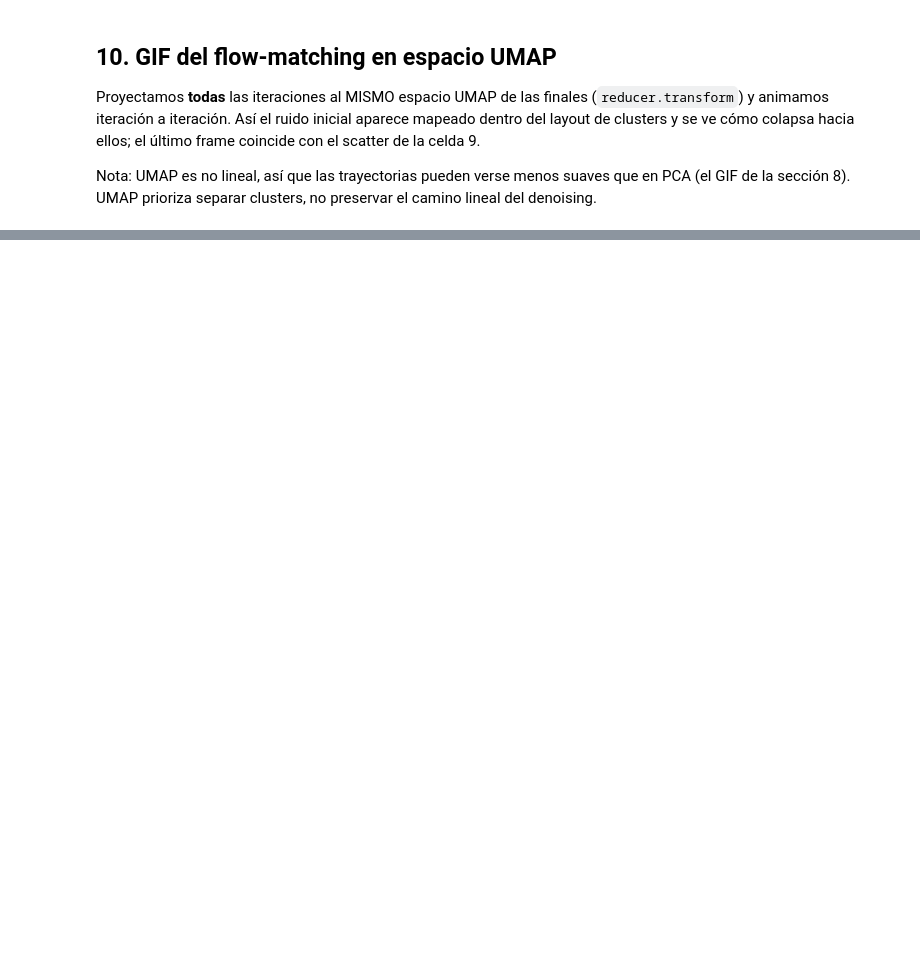
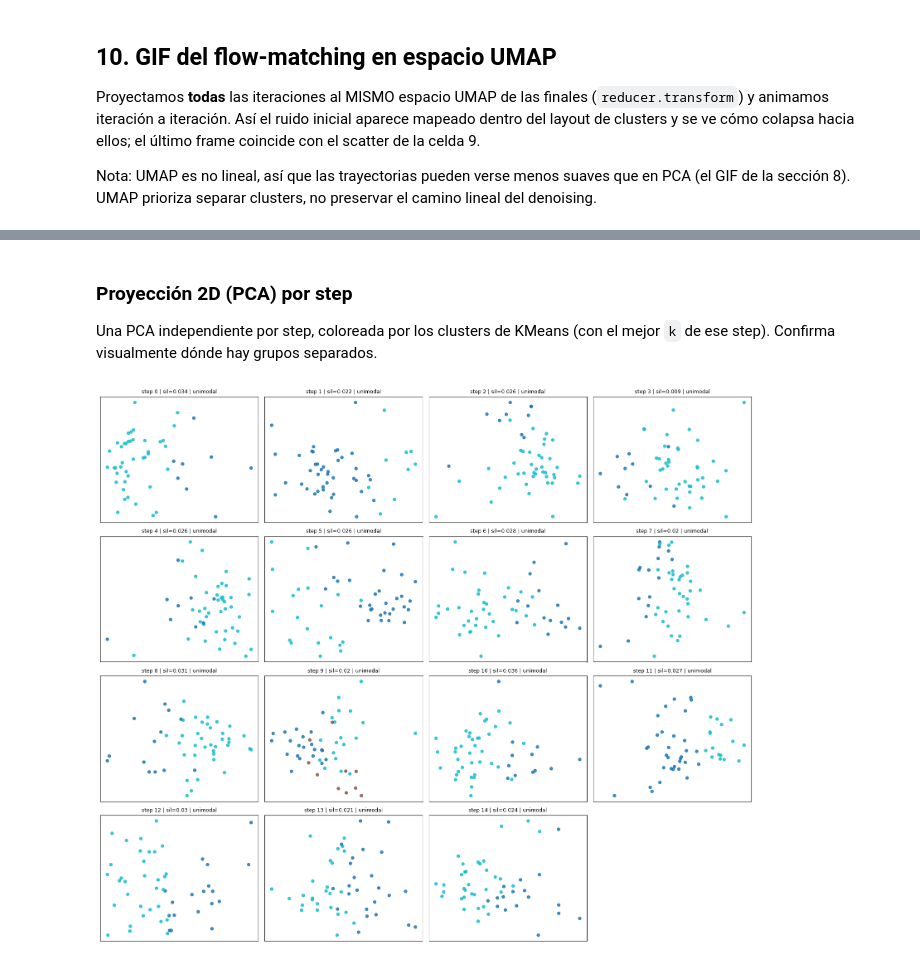
Before and after one commit to diegoftpxd/MuJoCo-simulation, a Jupyter notebook: flow_matching_analisis.ipynb, the cells around one changed output, grey strips where cells are left out. Drawn from its saved outputs; the diff is of its cells as text; code cells hidden in the pictures; blank space fills up the shorter version.

```diff
--- a/flow_matching_analisis.ipynb
+++ b/flow_matching_analisis.ipynb
@@ -308,0 +418,34 @@ camino lineal del denoising.
+# %% [markdown]
+### Proyección 2D (PCA) por step
+
+Una PCA independiente por step, coloreada por los clusters de KMeans (con el mejor
+`k` de ese step). Confirma visualmente dónde hay grupos separados.
+# %%
+ncols = min(4, len(steps))
+nrows = int(np.ceil(len(steps) / ncols))
+fig, axes = plt.subplots(nrows, ncols, figsize=(4 * ncols, 3.4 * nrows), squeeze=False)
+
+for ax, s in zip(axes.ravel(), steps):
+    Xraw = finals_of_step(s)
+    std = Xraw.std(axis=0); Xr = Xraw[:, std > 1e-8]
+    n = Xr.shape[0]
+    if n < 2 or Xr.shape[1] == 0:
+        ax.set_title(f"step {s} (n={n})"); ax.axis("off"); continue
+    Xs = StandardScaler().fit_transform(Xr)
+    Z = PCA(n_components=2, random_state=0).fit_transform(Xs)
+    bk = per_step.loc[s, "best_k"]
+    if not np.isnan(bk) and bk >= 2:
+        lab = KMeans(n_clusters=int(bk), n_init=10, random_state=0).fit_predict(Xs)
+    else:
+        lab = np.zeros(n, dtype=int)
+    ax.scatter(Z[:, 0], Z[:, 1], c=lab, cmap="tab10", s=25, alpha=0.85)
+    sil = per_step.loc[s, "best_sil"]
+    ax.set_title(f"step {s} | sil={sil} | {per_step.loc[s, 'veredicto']}", fontsize=9)
+    ax.set_xticks([]); ax.set_yticks([])
+
+# apaga ejes sobrantes
+for ax in axes.ravel()[len(steps):]:
+    ax.axis("off")
+plt.tight_layout(); plt.show()
+# %% [output]
+[figure, added]
```
Also changed, not shown: parts of 13 cells of this notebook, 6 other files.
